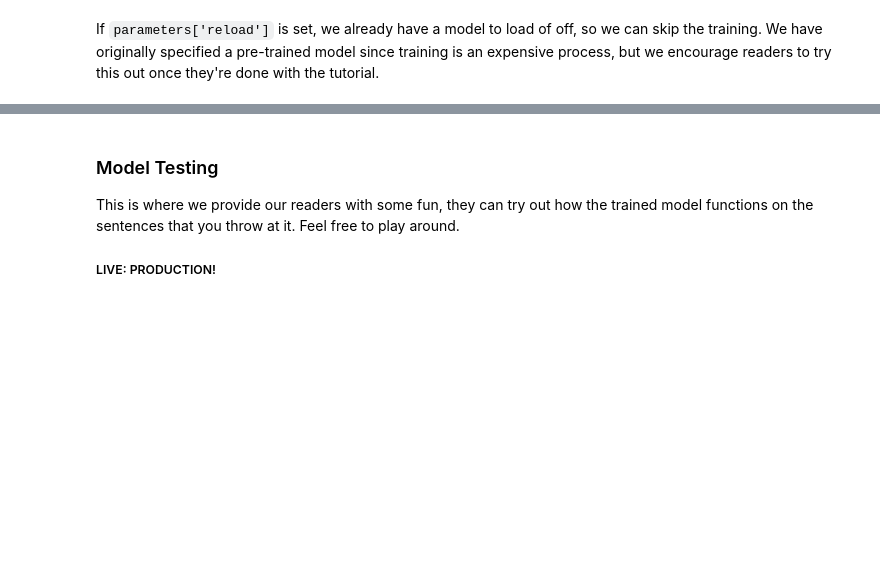
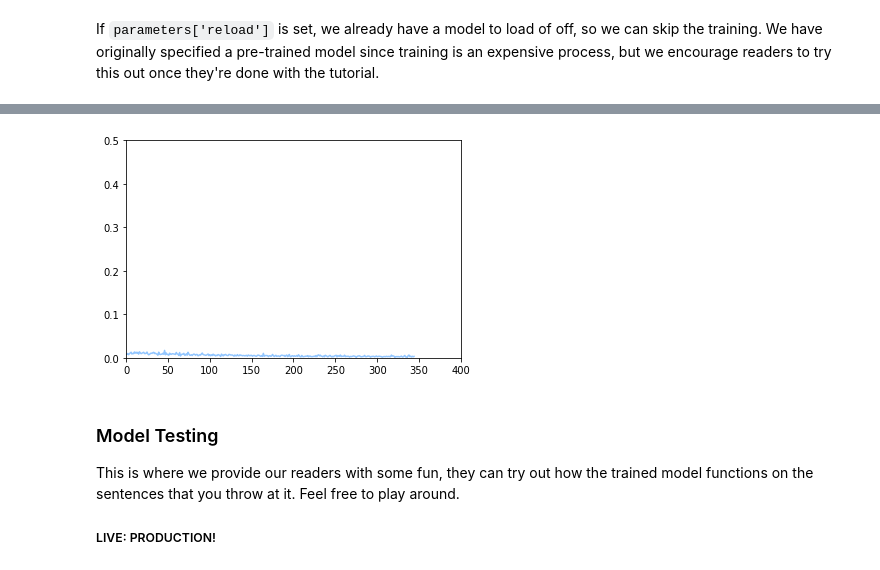
Before and after one commit to ajppp/cz4045-project2, a Jupyter notebook: named-entity-recognition/Named_Entity_Recognition-LSTM-CNN-CRF-Tutorial.ipynb, the cells around one changed output, grey strips where cells are left out. Drawn from its saved outputs; the diff is of its cells as text; code cells hidden in the pictures; blank space fills up the shorter version.

```diff
--- a/named-entity-recognition/Named_Entity_Recognition-LSTM-CNN-CRF-Tutorial.ipynb
+++ b/named-entity-recognition/Named_Entity_Recognition-LSTM-CNN-CRF-Tutorial.ipynb
@@ -1307,3 +1331,10 @@ if not parameters['reload']:
+# %%
+plt.xlim([0, 400])
+plt.ylim([0, 0.5])
+plt.plot(losses)
+plt.show()
+# %% [output]
+[figure, added]
 # %% [markdown]
 ### Model Testing
 
```
Also changed, not shown: parts of 8 cells of this notebook, 3 other files.
